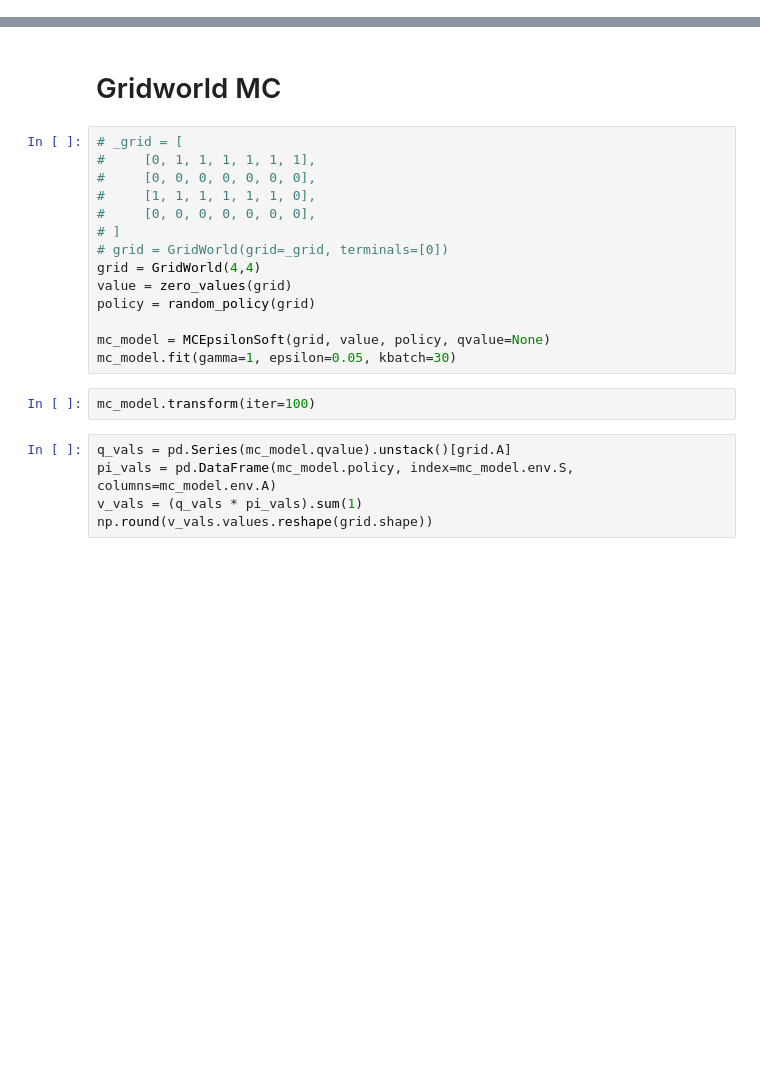
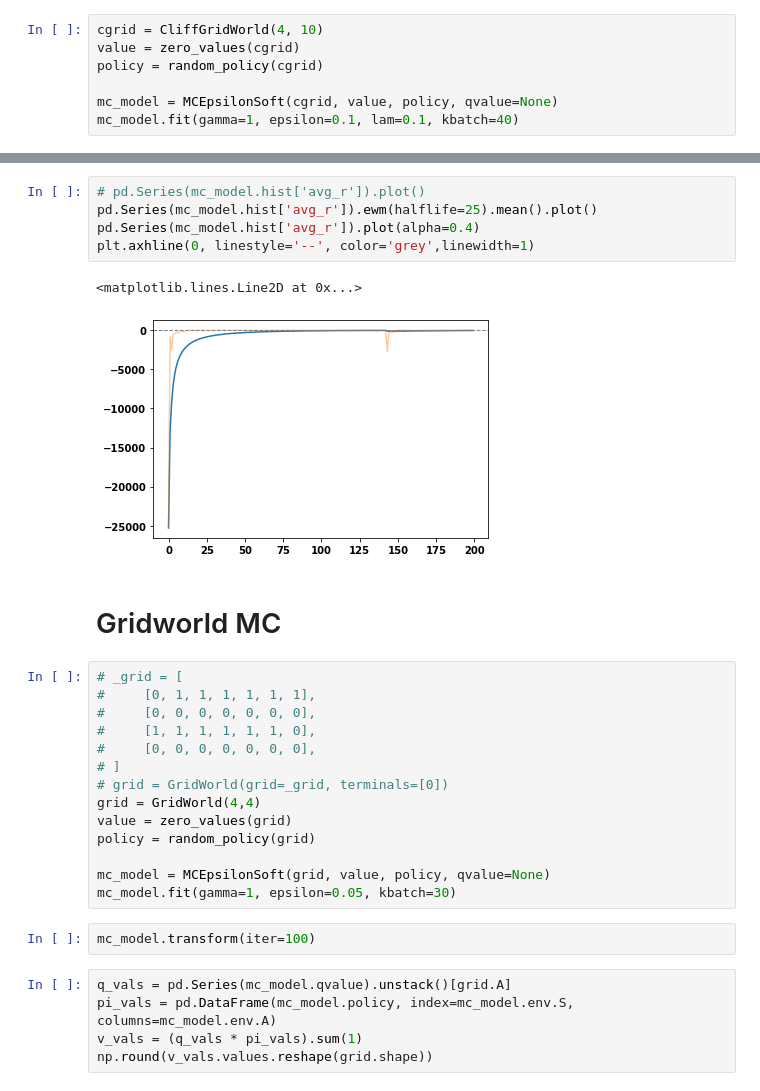
Before and after one commit to WHITSNAK/rflearn, a Jupyter notebook: notebooks/chapter 5.ipynb, the cells around one changed output, grey strips where cells are left out. Drawn from its saved outputs; the diff is of its cells as text; blank space fills up the shorter version.

```diff
--- a/notebooks/chapter 5.ipynb
+++ b/notebooks/chapter 5.ipynb
@@ -13,0 +13,7 @@ The autoreload extension is already loaded. To reload it, use:
+# %%
+cgrid = CliffGridWorld(4, 10)
+value = zero_values(cgrid)
+policy = random_policy(cgrid)
+
+mc_model = MCEpsilonSoft(cgrid, value, policy, qvalue=None)
+mc_model.fit(gamma=1, epsilon=0.1, lam=0.1, kbatch=40)
@@ -14,3 +48,11 @@ The autoreload extension is already loaded. To reload it, use:
+# %%
+# pd.Series(mc_model.hist['avg_r']).plot()
+pd.Series(mc_model.hist['avg_r']).ewm(halflife=25).mean().plot()
+pd.Series(mc_model.hist['avg_r']).plot(alpha=0.4)
+plt.axhline(0, linestyle='--', color='grey',linewidth=1)
+# %% [output]
+<matplotlib.lines.Line2D at 0x...>
+[figure, added]
 # %% [markdown]
 # Gridworld MC
 # %%
```
Also changed, not shown: parts of 6 cells of this notebook, 3 other files.
